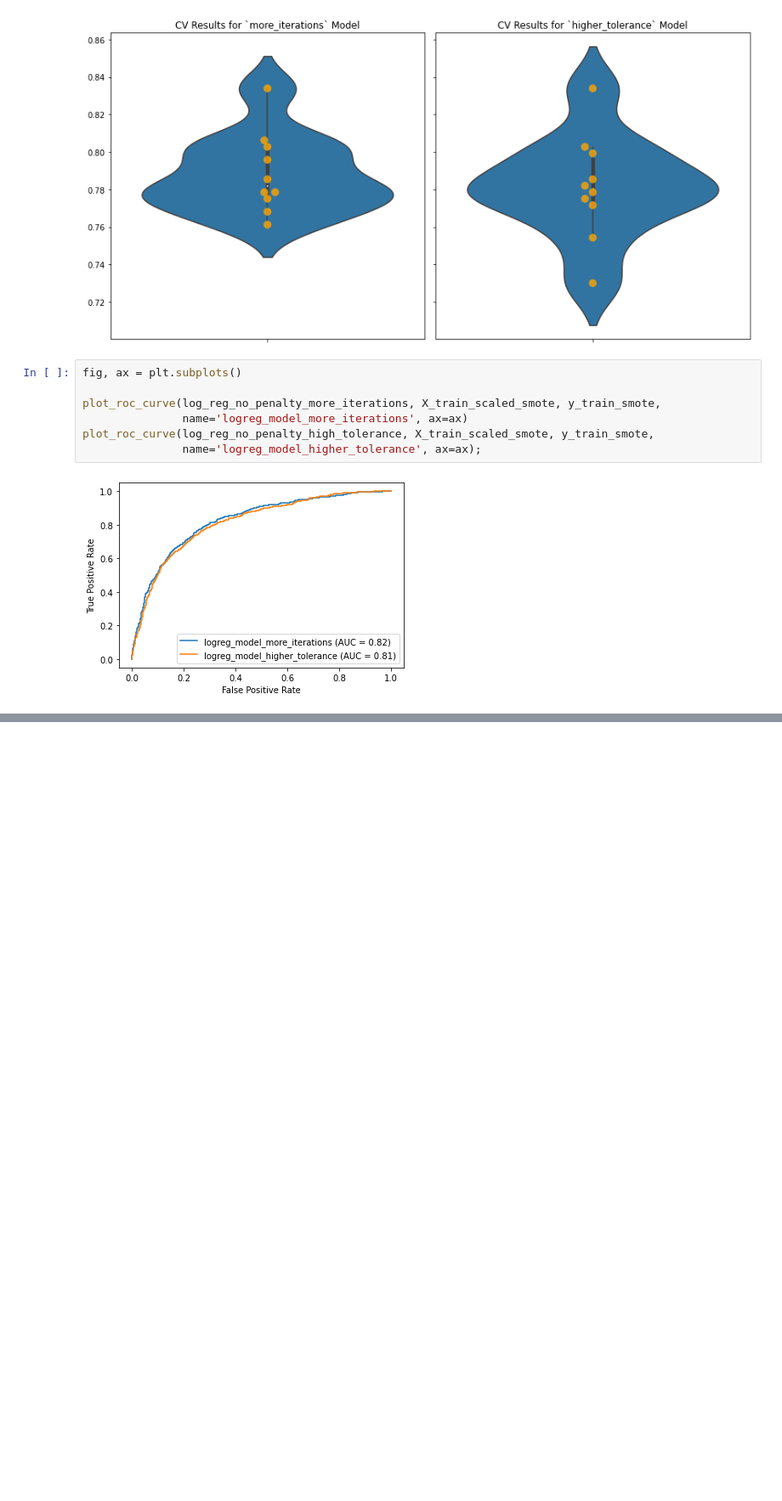
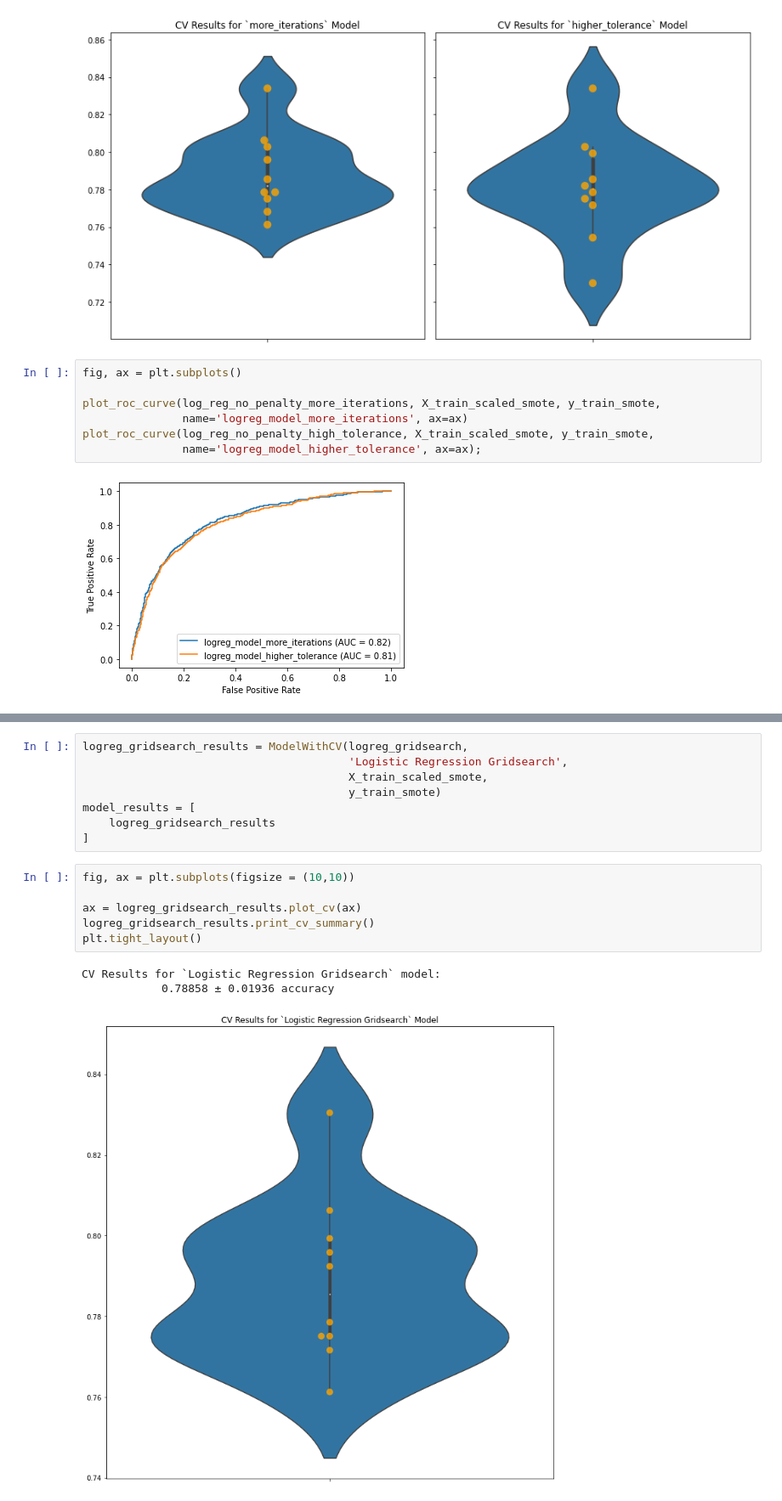
Before and after one commit to anguyen61191/SyriaTel-Customer-Churn, a Jupyter notebook: AndyNotebook.ipynb, the cells around one changed output, grey strips where cells are left out. Shown at 85% size. Cells and saved outputs as stored; diff of their text form; blank space fills up the shorter version.

```diff
--- a/AndyNotebook.ipynb
+++ b/AndyNotebook.ipynb
@@ -628,0 +707,18 @@ plot_roc_curve(log_reg_no_penalty_high_tolerance, X_train_scaled_smote, y_train_
+# %%
+logreg_gridsearch_results = ModelWithCV(logreg_gridsearch,
+                                        'Logistic Regression Gridsearch',
+                                        X_train_scaled_smote,
+                                        y_train_smote)
+model_results = [
+    logreg_gridsearch_results
+]
+# %%
+fig, ax = plt.subplots(figsize = (10,10))
+
+ax = logreg_gridsearch_results.plot_cv(ax)
+logreg_gridsearch_results.print_cv_summary()
+plt.tight_layout()
+# %% [output]
+CV Results for `Logistic Regression Gridsearch` model:
+            0.78858 ± 0.01936 accuracy
+[figure, added]
```
Also changed, not shown: parts of 28 cells of this notebook.
